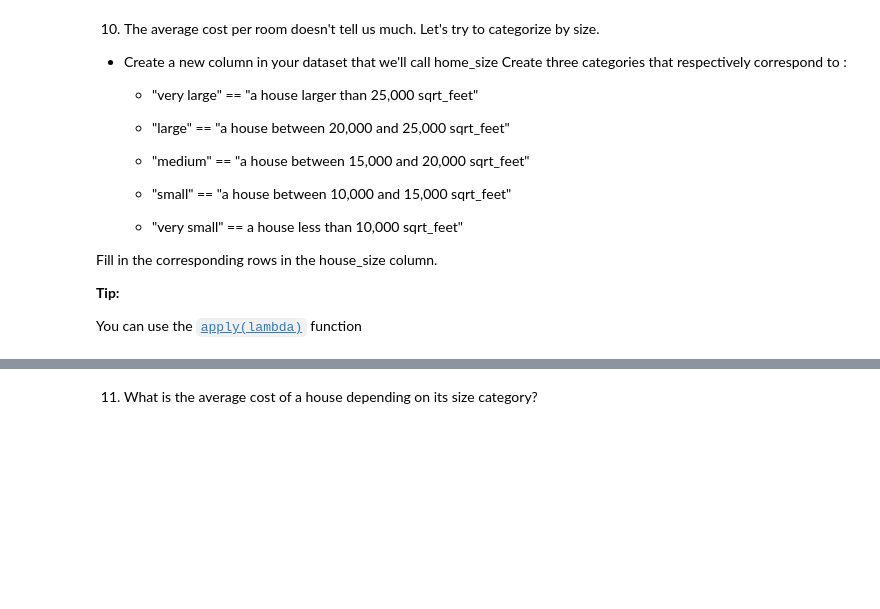
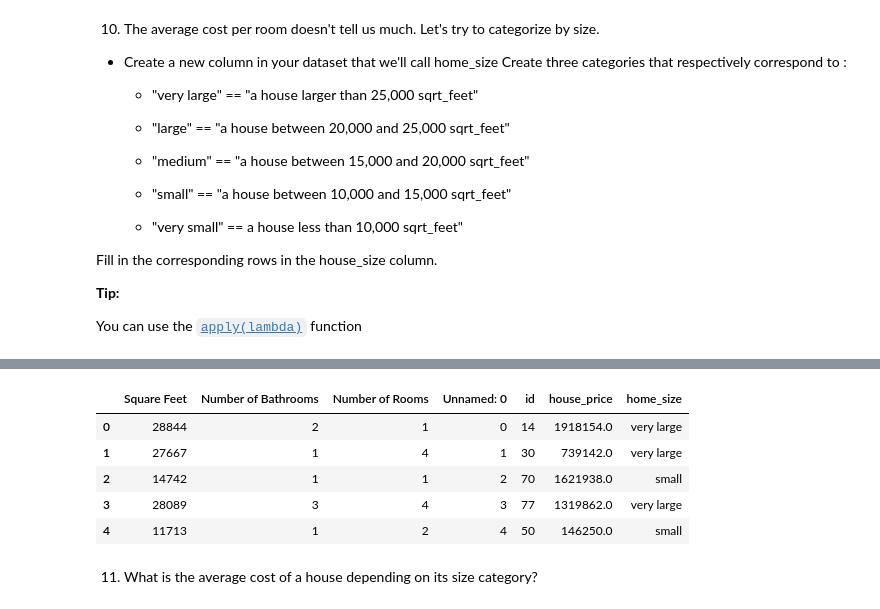
Before and after one commit to thibautgnt/Efrei_Python, a Jupyter notebook: Pandas/02-House_market.ipynb, the cells around one changed output, grey strips where cells are left out. Saved outputs shown, nothing was run; the diff lists cells and outputs as text; code cells hidden in the pictures; blank space fills up the shorter version.

```diff
--- a/Pandas/02-House_market.ipynb
+++ b/Pandas/02-House_market.ipynb
@@ -155,3 +140,25 @@ You can use the <a href ="https://pandas.pydata.org/pandas-docs/stable/reference
+# %%
+def home_size(size):
+    if size > 25000:
+        return 'very large'
+    elif size > 20000:
+        return 'large'
+    elif size > 15000:
+        return 'medium'
+    elif size > 10000:
+        return 'small'
+    else:
+        return 'very small'
+
+df['home_size'] = df['Square Feet'].apply(lambda x: home_size(x))
+df.head()
+# %% [output]
+|  | Square Feet | Number of Bathrooms | Number of Rooms | Unnamed: 0 | id | house_price | home_size |
+| 0 | 28844 | 2 | 1 | 0 | 14 | 1918154.0 | very large |
+| 1 | 27667 | 1 | 4 | 1 | 30 | 739142.0 | very large |
+| 2 | 14742 | 1 | 1 | 2 | 70 | 1621938.0 | small |
+| 3 | 28089 | 3 | 4 | 3 | 77 | 1319862.0 | very large |
+| 4 | 11713 | 1 | 2 | 4 | 50 | 146250.0 | small |
 # %% [markdown]
 11. What is the average cost of a house depending on its size category?
 # %%
```
Also changed, not shown: parts of 1 cell of this notebook.
